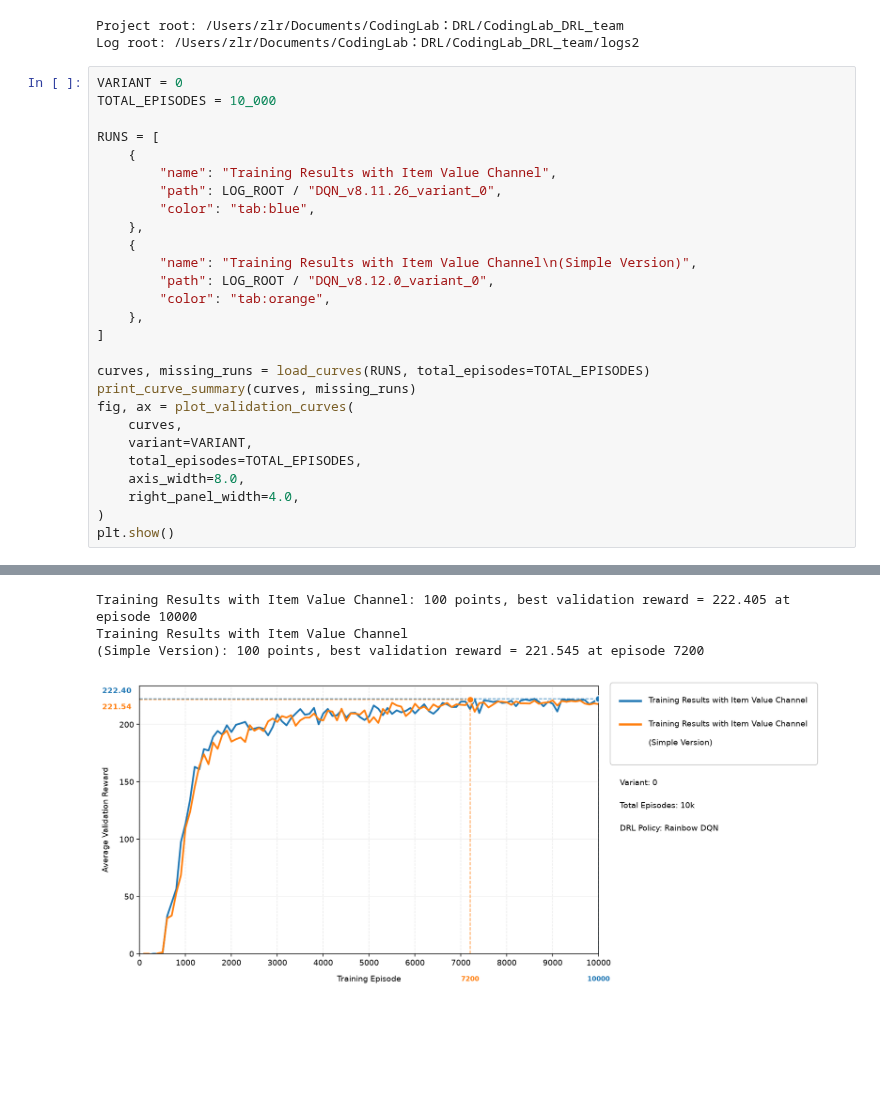
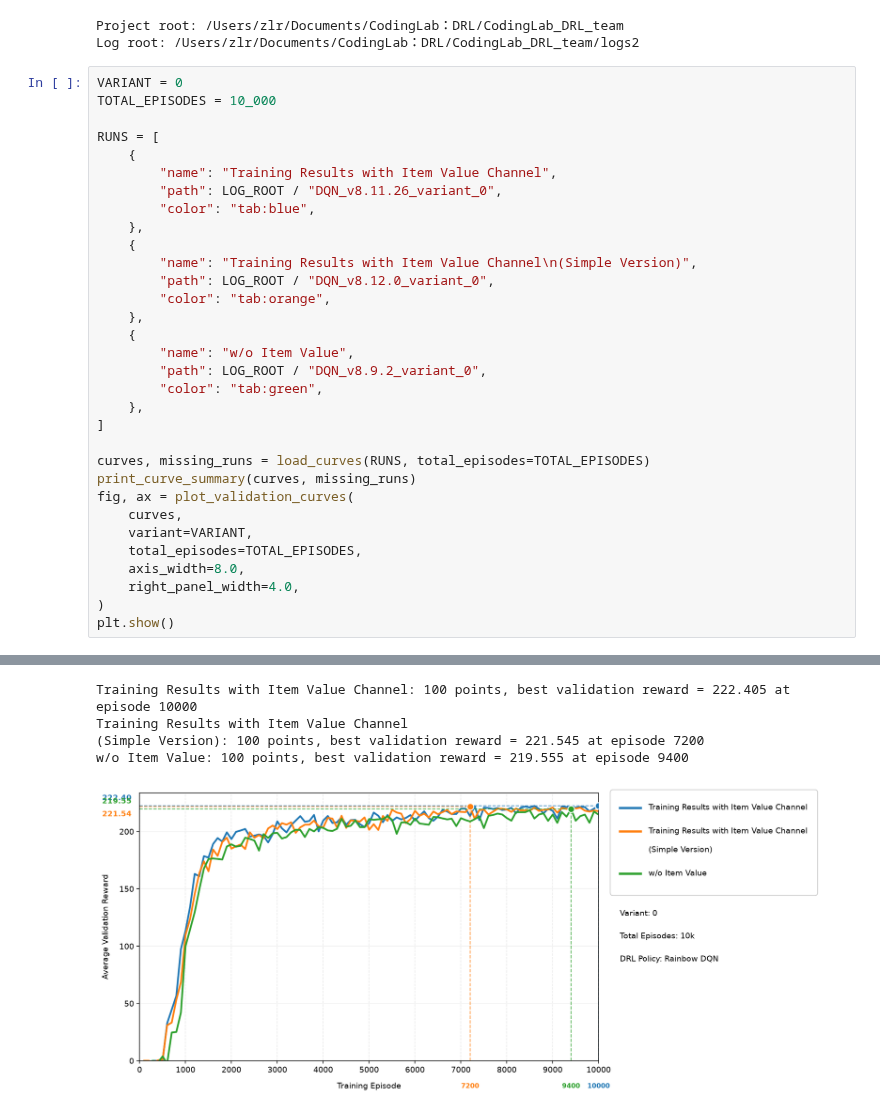
Before and after one commit to Lirong-Zhuang/CodingLab_DRL_team, a Jupyter notebook: statistic/validation_reward_curves.ipynb, the cells around one changed output, grey strips where cells are left out. Cells and saved outputs as stored; diff of their text form; blank space fills up the shorter version.

```diff
--- a/statistic/validation_reward_curves.ipynb
+++ b/statistic/validation_reward_curves.ipynb
@@ -276,6 +276,11 @@ RUNS = [
         "path": LOG_ROOT / "DQN_v8.12.0_variant_0",
         "color": "tab:orange",
     },
+    {
+        "name": "w/o Item Value",
+        "path": LOG_ROOT / "DQN_v8.9.2_variant_0",
+        "color": "tab:green",
+    },
 ]
 
 curves, missing_runs = load_curves(RUNS, total_episodes=TOTAL_EPISODES)
@@ -293,5 +298,6 @@ plt.show()
 To enable the following instructions: AVX2 AVX512F AVX512_VNNI FMA, in other operations, rebuild TensorFlow with the appropriate compiler flags.
 Training Results with Item Value Channel: 100 points, best validation reward = 222.405 at episode 10000
 Training Results with Item Value Channel
 (Simple Version): 100 points, best validation reward = 221.545 at episode 7200
+w/o Item Value: 100 points, best validation reward = 219.555 at episode 9400
-[figure, old version]
+[figure, new version]
```
Also changed, not shown: parts of 4 cells of this notebook.
